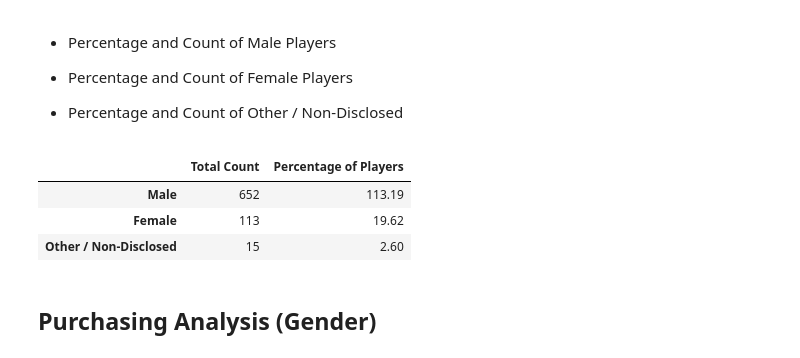
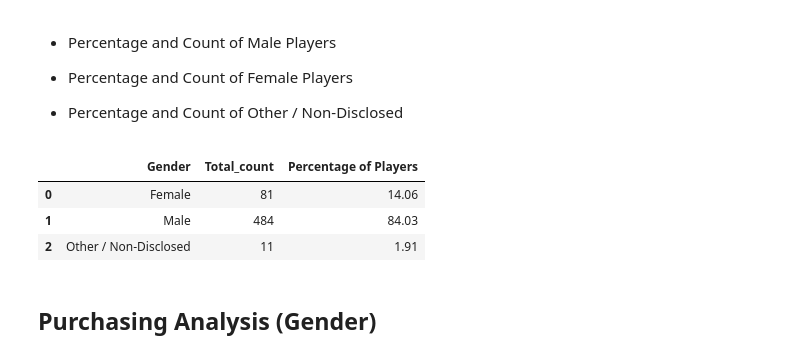
Before and after one commit to Maryam-data/UT-practice-project, a Jupyter notebook: HeroesOfPymoli/HeroesOfPymoli_starter.ipynb, the cells around one changed output. Saved outputs shown, nothing was run; the diff lists cells and outputs as text; code cells hidden in the pictures.

```diff
--- a/HeroesOfPymoli/HeroesOfPymoli_starter.ipynb
+++ b/HeroesOfPymoli/HeroesOfPymoli_starter.ipynb
@@ -71,19 +75,24 @@ Purchasing_Analysis.head()
 
 
 * Percentage and Count of Other / Non-Disclosed
-# %%
-Gender_Demographics = purchase_data["Gender"]
-
-Gender= pd.DataFrame(Gender_Demographics.value_counts())
-Gender["Percentage of Players"]=round(100* (Gender["Gender"]/Total_Players),2)
-Gender=Gender.rename(columns={"Gender" : "Total Count"})
-
-Gender.head()
-# %% [output]
-|  | Total Count | Percentage of Players |
-| Male | 652 | 113.19 |
-| Female | 113 | 19.62 |
-| Other / Non-Disclosed | 15 | 2.60 |
+# %%
+
+genderpur=purchase_data.groupby("Gender")["SN"].unique()
+genderpur.head()
+Female= genderpur["Female"].size
+Male= genderpur["Male"].size
+Other= genderpur["Other / Non-Disclosed"].size
+Gender=pd.DataFrame([{"Gender": "Female","Total_count" : Female},
+    {"Gender": "Male","Total_count" : Male},
+    {"Gender": "Other / Non-Disclosed","Total_count" : Other}])
+Gender["Percentage of Players"]= round(100* Gender["Total_count"]/Total_Players ,2)
+
+Gender.head()
+# %% [output]
+|  | Gender | Total_count | Percentage of Players |
+| 0 | Female | 81 | 14.06 |
+| 1 | Male | 484 | 84.03 |
+| 2 | Other / Non-Disclosed | 11 | 1.91 |
 # %% [markdown]
 
 ## Purchasing Analysis (Gender)
```
Also changed, not shown: parts of 2 cells of this notebook, 10 other files.
